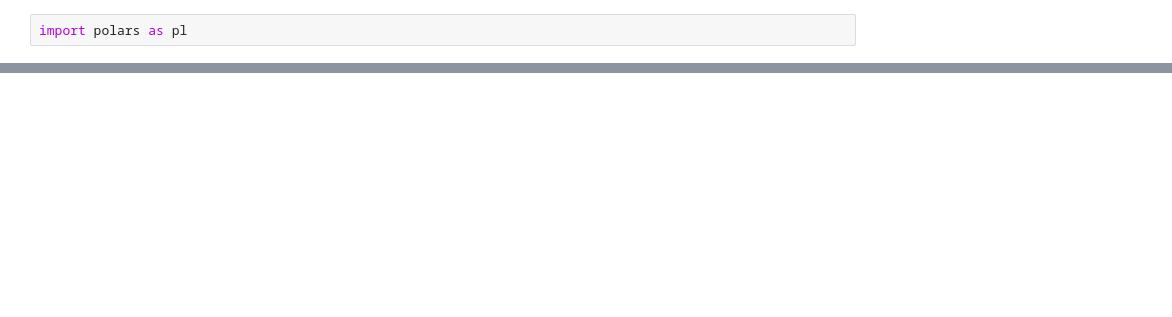
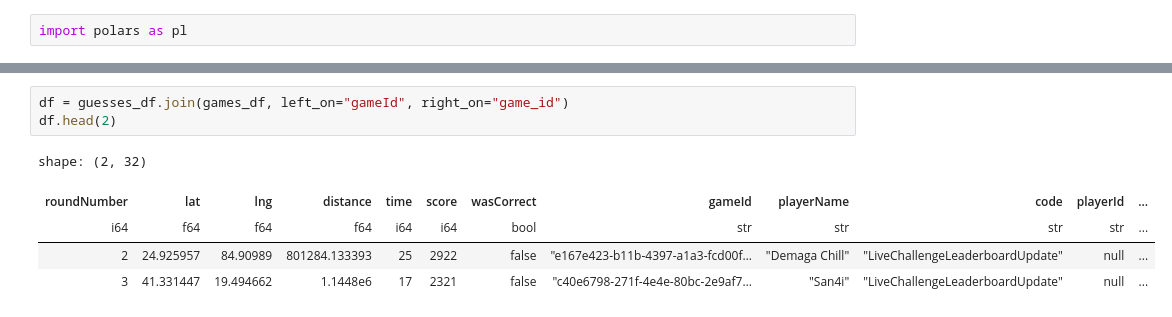
Before and after one commit to Demaga/geoguessr-stats-analysis, a Jupyter notebook: 2_top_scores.ipynb, the cells around one changed output, grey strips where cells are left out. Saved outputs shown, nothing was run; the diff lists cells and outputs as text; blank space fills up the shorter version.

```diff
--- a/2_top_scores.ipynb
+++ b/2_top_scores.ipynb
@@ -53,0 +21,9 @@ shape: (2, 23)
+# %%
+df = guesses_df.join(games_df, left_on="gameId", right_on="game_id")
+df.head(2)
+# %% [output]
+shape: (2, 32)
+| roundNumber | lat | lng | distance | time | score | wasCorrect | gameId | playerName | code | playerId | ... |
+| i64 | f64 | f64 | f64 | i64 | i64 | bool | str | str | str | str | ... |
+| 2 | 24.925957 | 84.90989 | 801284.133393 | 25 | 2922 | false | "e167e423-b11b-4397-a1a3-fcd00f… | "Demaga Chill" | "LiveChallengeLeaderboardUpdate" | null | ... |
+| 3 | 41.331447 | 19.494662 | 1.1448e6 | 17 | 2321 | false | "c40e6798-271f-4e4e-80bc-2e9af7… | "San4i" | "LiveChallengeLeaderboardUpdate" | null | ... |
```
Also changed, not shown: parts of 11 cells of this notebook.
